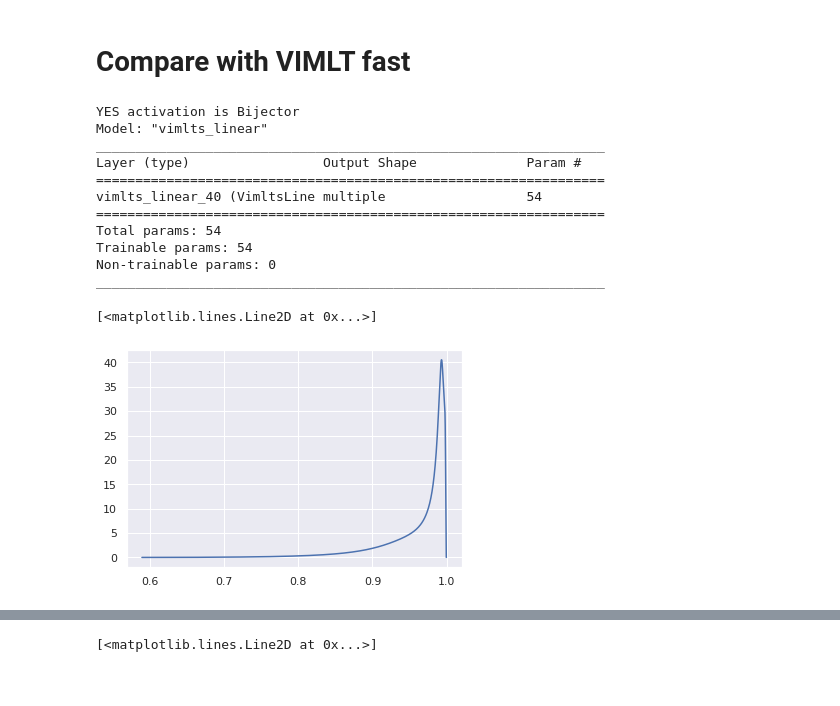
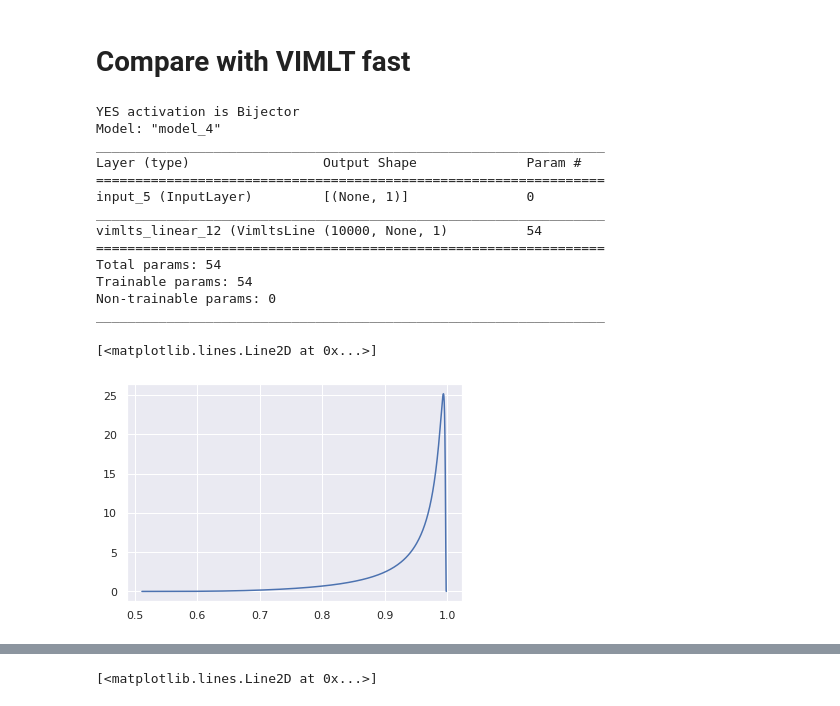
Before and after one commit to stefan1893/VIMLTS, a Jupyter notebook: ipynb/00_conjugate_prior.ipynb, the cells around one changed output, grey strips where cells are left out. Saved outputs shown, nothing was run; the diff lists cells and outputs as text; code cells hidden in the pictures.

```diff
--- a/ipynb/00_conjugate_prior.ipynb
+++ b/ipynb/00_conjugate_prior.ipynb
@@ -148,7 +146,7 @@ lr_end=0.1
 a_init=(0.2,)
 b_init=(0.,)
 alpha_init = (np.log(np.exp(0.2) -1),)
-beta_init = (0,)
+beta_init = (0.,)
 # List to save the variational distribution during training
 q_history=[]
 
@@ -499,41 +487,46 @@ WARNING:tensorflow:7 out of the last 11 calls to <function h_z2w at 0x...> trigg
 # %%
 tf.random.set_seed(1)
 np.random.seed(1)
+M=50
+kernel_initializers=dict(kernel_init_alpha_w = initializers.Constant(alpha_init[0]),
+                         kernel_init_beta_w = initializers.Constant(beta_init[0]),
+                         kernel_init_alpha_z = initializers.Constant(a_init[0]),
+                         kernel_init_beta_z = initializers.Constant(b_init[0]),
+                         kernel_init_thetas = [initializers.RandomNormal() for i in range(M)],)
 layer = VimltsLinear(1,
                      activation=tfp.bijectors.Sigmoid(low=1e-9, high=1.-1e-9),
-                     alpha_w=alpha_init[0],
-                     beta_w=beta_init[0],
-                     alpha_z=a_init[0],
-                     beta_z=b_init[0],
-                     theta=np.random.randn(50).astype(dtype=np.float32),
+                     **kernel_initializers,
                      num_samples=10000,
                      prior_dist=tfd.Beta(concentration1=alpha, concentration0=beta))
-model = tf.keras.models.Sequential(layer, name='vimlts_linear')
-model.build(input_shape=(None,1))
+inputs = tf.keras.Input(shape=(1,))
+outputs = layer(inputs)
+model = tf.keras.Model(inputs=inputs, outputs=outputs)
 model.summary()
 
 q, w = layer.get_w_dist()
 q = q[:,0,0]
 w = w[:,0,0]
 bij = tfp.bijectors.Sigmoid()
 pi = bij(w)
 q_pi = tf.math.log(q) + bij.inverse_log_det_jacobian(pi, event_ndims=0)
 
 plt.plot(pi, tf.math.exp(q_pi), label="VIMLTS")
 # %% [output]
 YES activation is Bijector
-Model: "vimlts_linear"
+Model: "model_4"
 _________________________________________________________________
 Layer (type)                 Output Shape              Param #
 =================================================================
-vimlts_linear_40 (VimltsLine multiple                  54
+input_5 (InputLayer)         [(None, 1)]               0
+_________________________________________________________________
+vimlts_linear_12 (VimltsLine (10000, None, 1)          54
 =================================================================
 Total params: 54
 Trainable params: 54
 Non-trainable params: 0
 _________________________________________________________________
 [<matplotlib.lines.Line2D at 0x...>]
-[figure, old version]
+[figure, new version]
 # %%
 def scheduler(epoch, lr):
   if epoch < 10:
```
Also changed, not shown: parts of 5 cells of this notebook, 2 other files.
